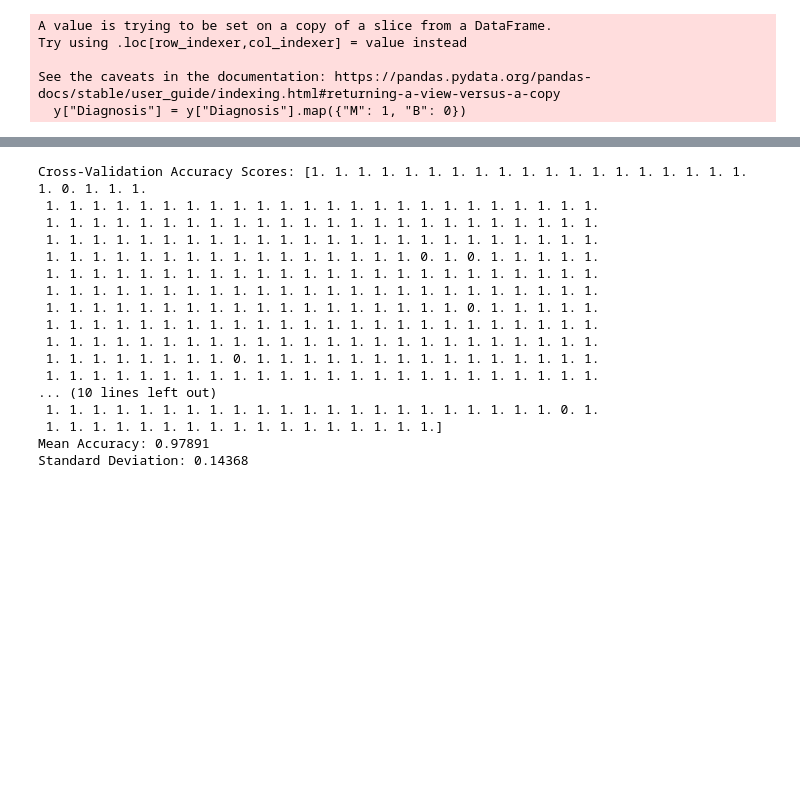
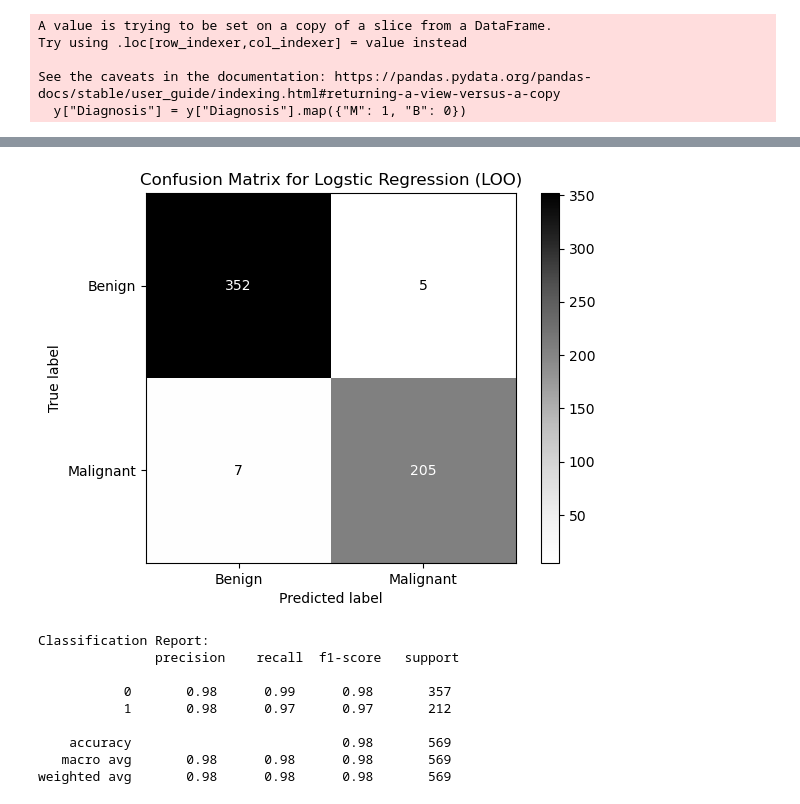
Before and after one commit to mrktrnbll/ml-breastcancer-classifier, a Jupyter notebook: model.ipynb, the cells around one changed output, grey strips where cells are left out. Drawn from its saved outputs; the diff is of its cells as text; code cells hidden in the pictures; blank space fills up the shorter version.

```diff
--- a/model.ipynb
+++ b/model.ipynb
@@ -118,35 +130,30 @@ weighted avg       0.97      0.97      0.97       143
 # %%
-# using k-folds with 50 folds and random selection for test data
-kf = KFold(n_splits=569, shuffle=True, random_state=42)
+loo = LeaveOneOut()
 
-# create pipeline that scales data and learns
-pipeline = Pipeline([
+pipeline_lr = Pipeline([
     ('scaler', StandardScaler()),
-    ('logistic_regression', LogisticRegression(C=1, random_state=42, max_iter=1000))
+    ('logistic_regression', LogisticRegression(C=1, random_state=42, max_iter=1000, class_weight={0: 1, 1: 1}))
 ])
 
-# perform cross validation
-cv_lr_scores = cross_val_score(pipeline, X, y, cv=kf)
+y_pred_lr = cross_val_predict(pipeline_lr, X, y, cv=loo)
 
-print("Cross-Validation Accuracy Scores:", cv_lr_scores)
-print(f"Mean Accuracy: {cv_lr_scores.mean():.5f}")
-print(f"Standard Deviation: {cv_lr_scores.std():.5f}")
+cm = confusion_matrix(y, y_pred_lr)
+
+disp = ConfusionMatrixDisplay(confusion_matrix=cm, display_labels=["Benign", "Malignant"])
+disp.plot(cmap="Greys")
+plt.title("Confusion Matrix for Logstic Regression (LOO)")
+plt.show()
+
+print("\nClassification Report:\n", classification_report(y, y_pred_lr))
 # %% [output]
+[figure, added]
-Cross-Validation Accuracy Scores: [1. 1. 1. 1. 1. 1. 1. 1. 1. 1. 1. 1. 1. 1. 1. 1. 1. 1. 1. 1. 0. 1. 1. 1.
- 1. 1. 1. 1. 1. 1. 1. 1. 1. 1. 1. 1. 1. 1. 1. 1. 1. 1. 1. 1. 1. 1. 1. 1.
- 1. 1. 1. 1. 1. 1. 1. 1. 1. 1. 1. 1. 1. 1. 1. 1. 1. 1. 1. 1. 1. 1. 1. 1.
- 1. 1. 1. 1. 1. 1. 1. 1. 1. 1. 1. 1. 1. 1. 1. 1. 1. 1. 1. 1. 1. 1. 1. 1.
- 1. 1. 1. 1. 1. 1. 1. 1. 1. 1. 1. 1. 1. 1. 1. 1. 0. 1. 0. 1. 1. 1. 1. 1.
- 1. 1. 1. 1. 1. 1. 1. 1. 1. 1. 1. 1. 1. 1. 1. 1. 1. 1. 1. 1. 1. 1. 1. 1.
- 1. 1. 1. 1. 1. 1. 1. 1. 1. 1. 1. 1. 1. 1. 1. 1. 1. 1. 1. 1. 1. 1. 1. 1.
- 1. 1. 1. 1. 1. 1. 1. 1. 1. 1. 1. 1. 1. 1. 1. 1. 1. 1. 0. 1. 1. 1. 1. 1.
- 1. 1. 1. 1. 1. 1. 1. 1. 1. 1. 1. 1. 1. 1. 1. 1. 1. 1. 1. 1. 1. 1. 1. 1.
- 1. 1. 1. 1. 1. 1. 1. 1. 1. 1. 1. 1. 1. 1. 1. 1. 1. 1. 1. 1. 1. 1. 1. 1.
- 1. 1. 1. 1. 1. 1. 1. 1. 0. 1. 1. 1. 1. 1. 1. 1. 1. 1. 1. 1. 1. 1. 1. 1.
- 1. 1. 1. 1. 1. 1. 1. 1. 1. 1. 1. 1. 1. 1. 1. 1. 1. 1. 1. 1. 1. 1. 1. 1.
-... (10 lines left out)
- 1. 1. 1. 1. 1. 1. 1. 1. 1. 1. 1. 1. 1. 1. 1. 1. 1. 1. 1. 1. 1. 1. 0. 1.
- 1. 1. 1. 1. 1. 1. 1. 1. 1. 1. 1. 1. 1. 1. 1. 1. 1.]
-Mean Accuracy: 0.97891
-Standard Deviation: 0.14368
+Classification Report:
+               precision    recall  f1-score   support
+
+           0       0.98      0.99      0.98       357
+           1       0.98      0.97      0.97       212
+
+    accuracy                           0.98       569
+   macro avg       0.98      0.98      0.98       569
+weighted avg       0.98      0.98      0.98       569
 # %%
```
Also changed, not shown: parts of 10 cells of this notebook, 5 other files.
